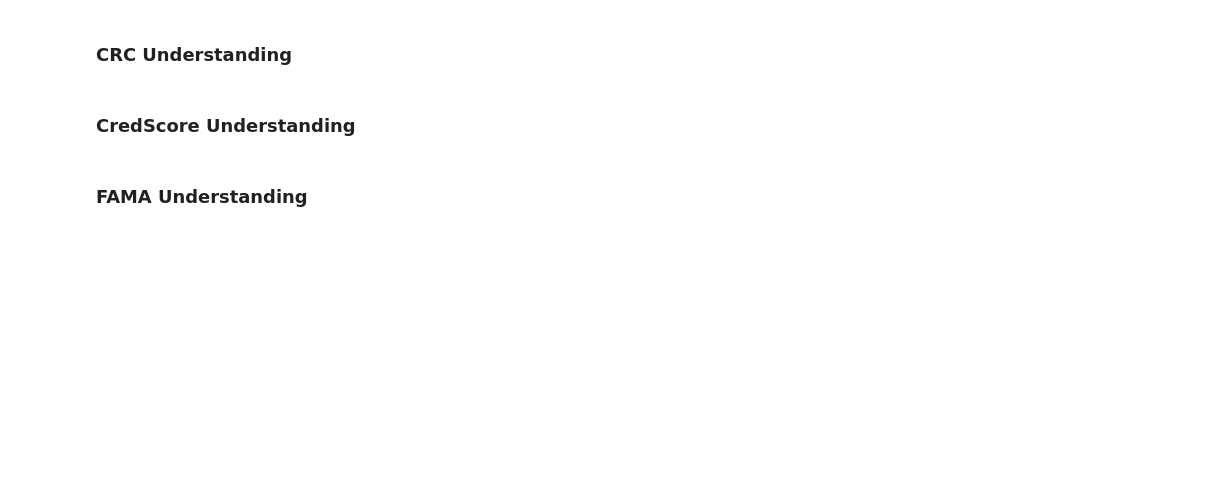
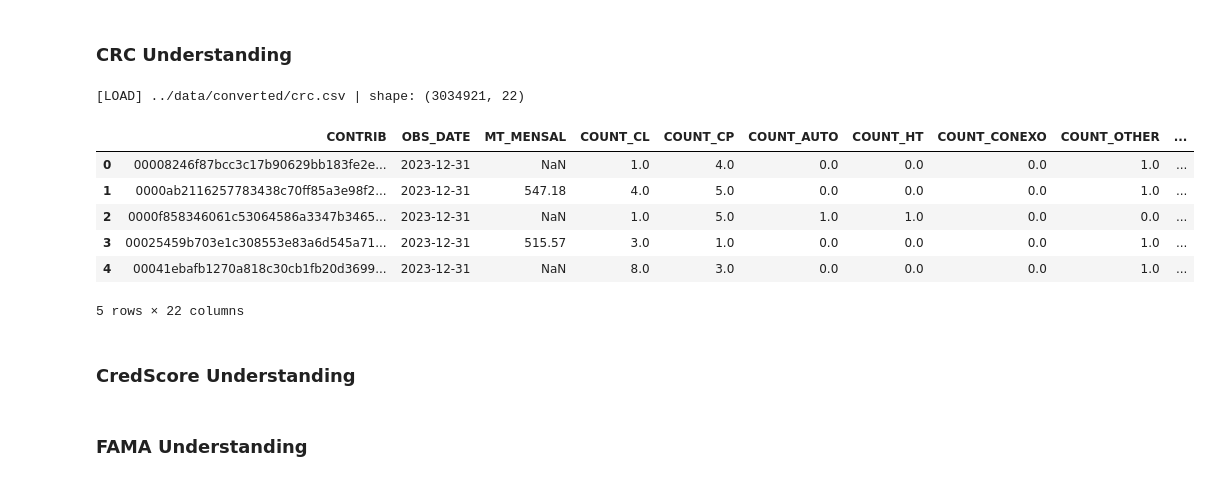
Before and after one commit to RuiSousaFerreiraIMS/Business_Case_BNP, a Jupyter notebook: notebooks/1.Data_Understanding.ipynb, the cells around one changed output. Cells and saved outputs as stored; diff of their text form; code cells hidden in the pictures; blank space fills up the shorter version.

Commit message:
Data understading with visualizations done, know we just need to add the EDA comparable

```diff
--- a/notebooks/1.Data_Understanding.ipynb
+++ b/notebooks/1.Data_Understanding.ipynb
@@ -51,8 +53,17 @@ dp.visualize_by_variable(bdoss_data, dataset_name="BDOSS Dataset")
 # %% [markdown]
 ### CRC Understanding
 # %%
-crc_data = dfun.load_crc(parse_dates=["OBS_DATe"])
+crc_data = dfun.load_crc(parse_dates=["OBS_DATE"])
 crc_data.head()
+# %% [output]
+[LOAD] ../data/converted/crc.csv | shape: (3034921, 22)
+|  | CONTRIB | OBS_DATE | MT_MENSAL | COUNT_CL | COUNT_CP | COUNT_AUTO | COUNT_HT | COUNT_CONEXO | COUNT_OTHER | ... |
+| 0 | 00008246f87bcc3c17b90629bb183fe2e... | 2023-12-31 | NaN | 1.0 | 4.0 | 0.0 | 0.0 | 0.0 | 1.0 | ... |
+| 1 | 0000ab2116257783438c70ff85a3e98f2... | 2023-12-31 | 547.18 | 4.0 | 5.0 | 0.0 | 0.0 | 0.0 | 1.0 | ... |
+| 2 | 0000f858346061c53064586a3347b3465... | 2023-12-31 | NaN | 1.0 | 5.0 | 1.0 | 1.0 | 0.0 | 0.0 | ... |
+| 3 | 00025459b703e1c308553e83a6d545a71... | 2023-12-31 | 515.57 | 3.0 | 1.0 | 0.0 | 0.0 | 0.0 | 1.0 | ... |
+| 4 | 00041ebafb1270a818c30cb1fb20d3699... | 2023-12-31 | NaN | 8.0 | 3.0 | 0.0 | 0.0 | 0.0 | 1.0 | ... |
+5 rows × 22 columns
 # %%
 print(dp.data_understanding_summary(crc_data, "CRC"))
 # %%
```
Also changed, not shown: parts of 1 cell of this notebook.
